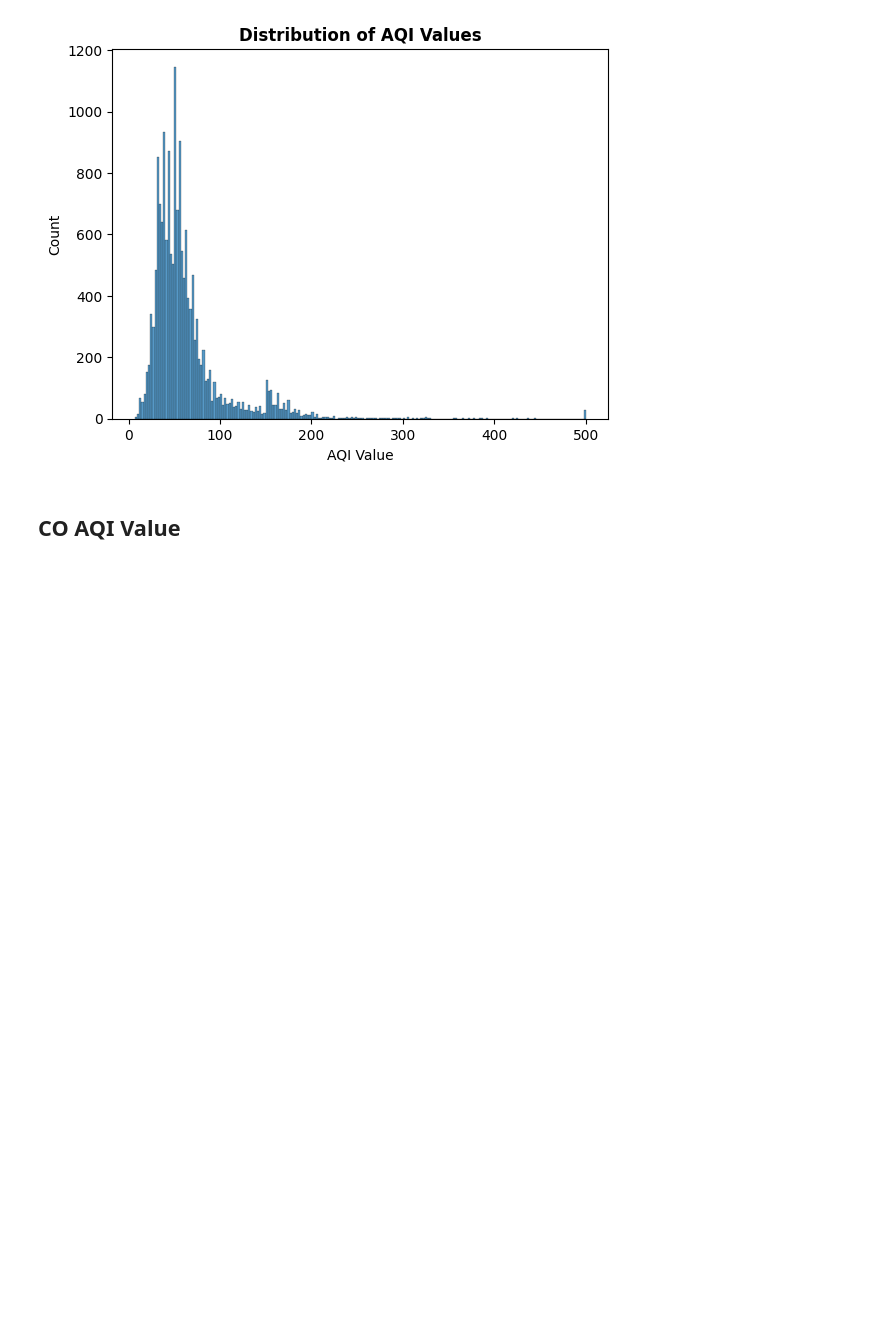
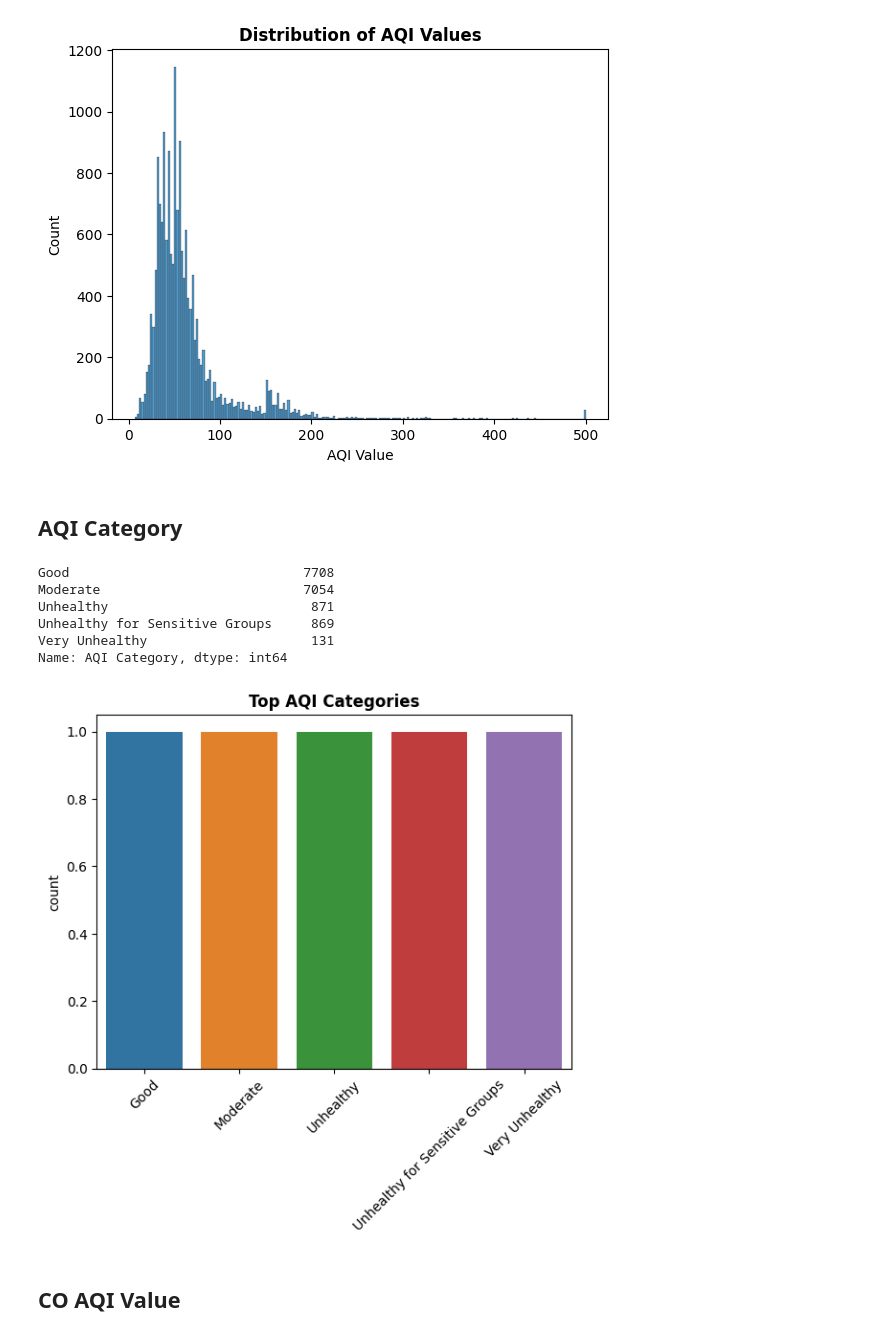
Before and after one commit to eckoecho/Project-2, a Jupyter notebook: World_Air_Quality_Index_by_City_and_Coordinates.ipynb, the cells around one changed output. Drawn from its saved outputs; the diff is of its cells as text; code cells hidden in the pictures; blank space fills up the shorter version.

```diff
--- a/World_Air_Quality_Index_by_City_and_Coordinates.ipynb
+++ b/World_Air_Quality_Index_by_City_and_Coordinates.ipynb
@@ -170,6 +183,25 @@ sns.histplot(df, x="AQI Value")
 ax.set_title("Distribution of AQI Values", fontweight="bold");
 # %% [output]
 [figure]
+# %% [markdown]
+## AQI Category
+# %%
+#Getting most occuring Categories to plot
+top_category = df["AQI Category"].value_counts().head()
+print(top_countries)
+#Plotting Categories in Countplot
+fig, ax = plt.subplots()
+sns.countplot(df, x=top_countries.index)
+plt.xticks(rotation=45)
+ax.set_title("Top AQI Categories", fontweight="bold");
+# %% [output]
+Good                              7708
+Moderate                          7054
+Unhealthy                          871
+Unhealthy for Sensitive Groups     869
+Very Unhealthy                     131
+Name: AQI Category, dtype: int64
+[figure, added]
 # %% [markdown]
 ## CO AQI Value
 # %%
```
Also changed, not shown: parts of 9 cells of this notebook.
